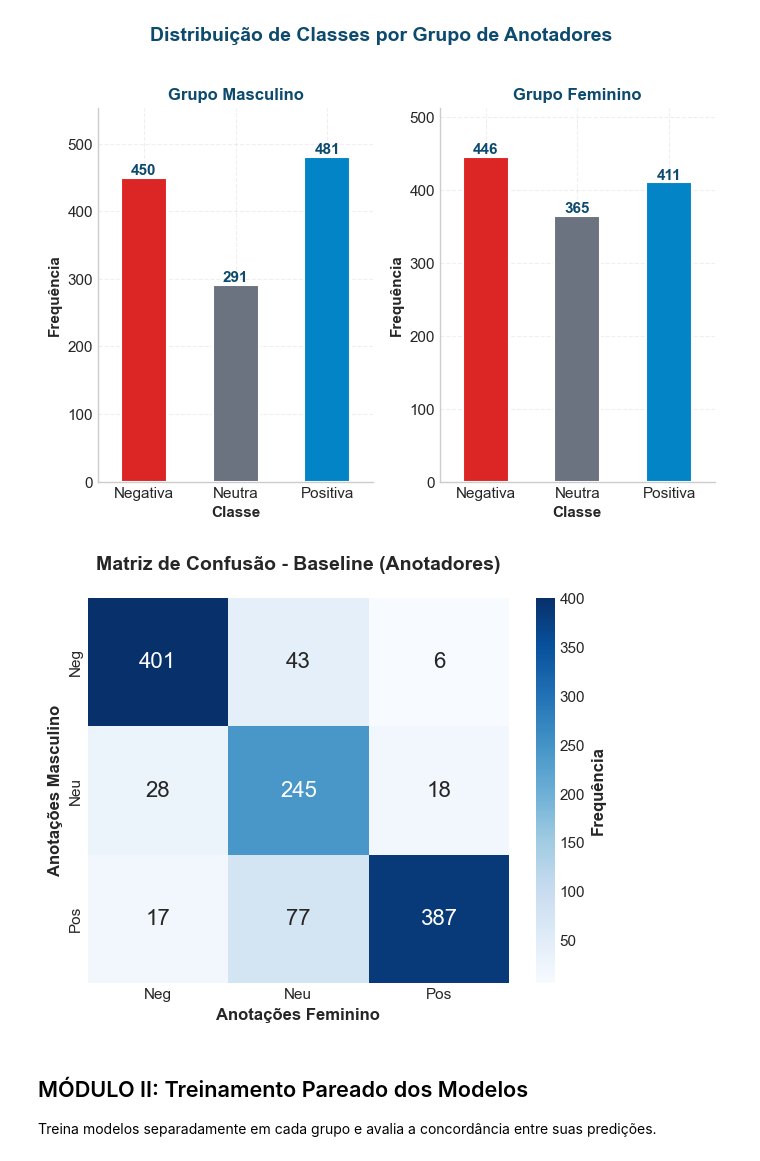
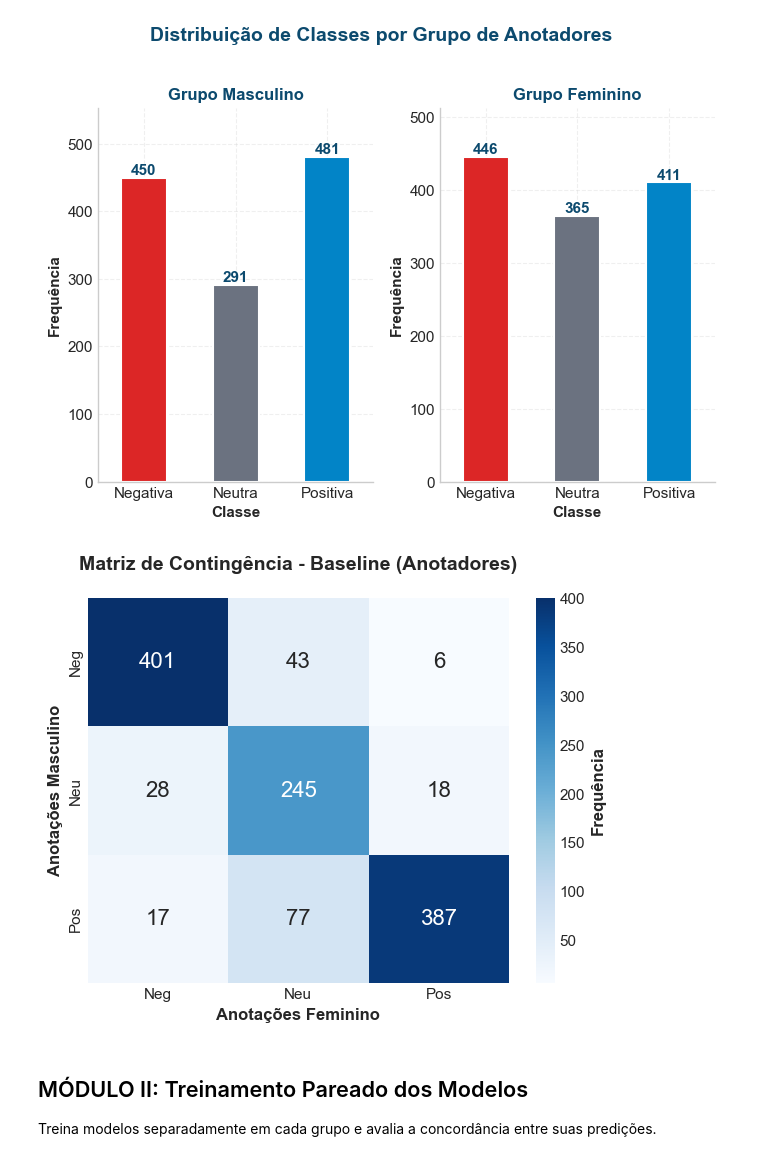
Before and after one commit to alexfeitosa72/MIVA, a Jupyter notebook: fase2_dados_empiricos.ipynb, the cells around one changed output. Cells and saved outputs as stored; diff of their text form; code cells hidden in the pictures.

Commit message:
matriz de contigencia

```diff
--- a/fase2_dados_empiricos.ipynb
+++ b/fase2_dados_empiricos.ipynb
@@ -340,26 +340,26 @@ plt.show()
 # %% [output]
 [figure]
 # %%
-# Matriz de confusão - Baseline
+# Matriz de contingência - Baseline
 cm = confusion_matrix(y_masculino, y_feminino, labels=[-1, 0, 1])
 
 fig, ax = plt.subplots(figsize=(6, 5))
 sns.heatmap(cm, annot=True, fmt='d', cmap='Blues',
             xticklabels=['Neg', 'Neu', 'Pos'],
             yticklabels=['Neg', 'Neu', 'Pos'],
             ax=ax, cbar_kws={'label': 'Frequência'},
             annot_kws={'fontsize': 16})
 
-ax.set_title('Matriz de Confusão - Baseline (Anotadores)',
+ax.set_title('Matriz de Contingência - Baseline (Anotadores)',
              fontsize=14, fontweight='bold', pad=20)
 ax.set_xlabel('Anotações Feminino', fontsize=12)
 ax.set_ylabel('Anotações Masculino', fontsize=12)
 
 plt.tight_layout()
-plt.savefig(GRAFICOS_DIR / 'empi_matriz_confusao_baseline.png', dpi=300, bbox_inches='tight')
+plt.savefig(GRAFICOS_DIR / 'empi_matriz_contigencia_baseline.png', dpi=300, bbox_inches='tight')
 plt.show()
 # %% [output]
-[figure, old version]
+[figure, new version]
 # %% [markdown]
 ## MÓDULO II: Treinamento Pareado dos Modelos
 
```
Also changed, not shown: parts of 1 cell of this notebook, 3 other files.
